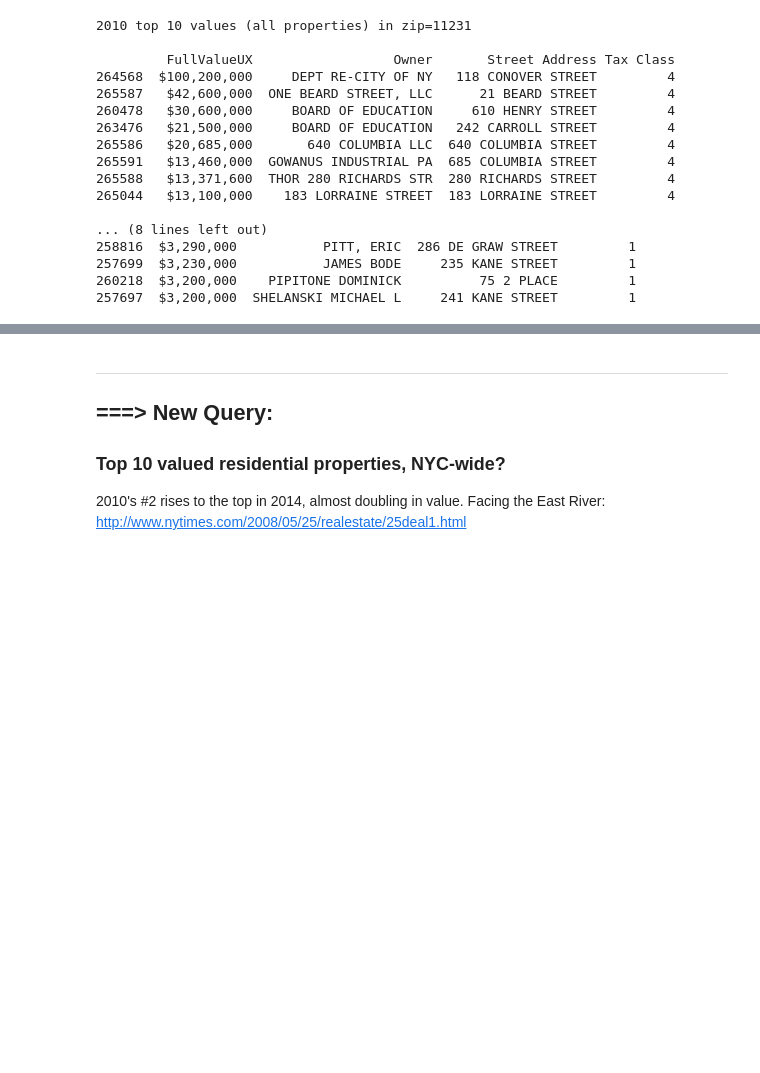
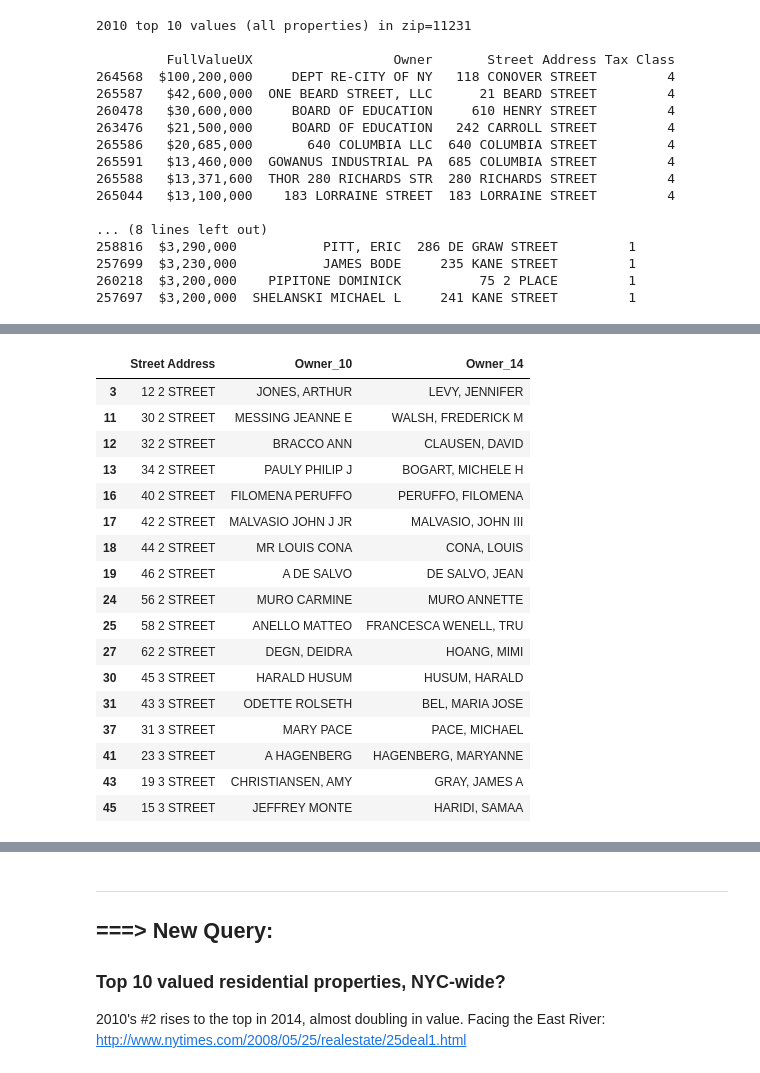
Before and after one commit to jdsketches/data_playground, a Jupyter notebook: enigma_2010_vs_2014_nyc_props.ipynb, the cells around one changed output, grey strips where cells are left out. Cells and saved outputs as stored; diff of their text form; code cells hidden in the pictures; blank space fills up the shorter version.

```diff
--- a/enigma_2010_vs_2014_nyc_props.ipynb
+++ b/enigma_2010_vs_2014_nyc_props.ipynb
@@ -459,0 +510,23 @@ del df14_11231
+# %%
+df10res_sml = df10[(df10.Zip == 11231) & (df10.Block == 460) & (df10.Residential == True)]
+df14res_sml = df14[(df14.Zip == 11231) & (df14.Block == 460) & (df14.Residential == True)]
+
+## Create a joined dataframe:
+#
+#  - join on (zip, addr) columns, and add the "block" and "owner" columns.
+#  - we end-up with table like this...
+#
+#    Index   "Zip"  "Block"  "Street Address"   "Owner_2010"   "Owner_2014"
+#    -----   -----  -------  ----------------   ------------   ------------
+##
+
+# include these columns from the source DFs used to generate merged/joined DataFrame
+# (Block is not needed for the small/test joined DF, but will be needed for the final DF)
+cols_of_interest = ["Zip", "Block", "Street Address", "Owner"]
+
+# do the merge: 2010 is the left side of the join (i.e. ignore new 2014 properties)
+df1014res_owners = pd.merge(left=df10res_sml[cols_of_interest],
+                            right=df14res_sml[cols_of_interest],
+                            on=["Zip", "Street Address"],
+                            how="inner",
+                            suffixes=("_10", "_14"))
@@ -459,0 +577,22 @@ del df14_11231
+# %%
+naive_owner_comp = (df1014res_owners.Owner_10 != df1014res_owners.Owner_14)
+df1014res_owners[naive_owner_comp][["Street Address", "Owner_10", "Owner_14"]]
+# %% [output]
+|  | Street Address | Owner_10 | Owner_14 |
+| 3 | 12 2 STREET | JONES, ARTHUR | LEVY, JENNIFER |
+| 11 | 30 2 STREET | MESSING JEANNE E | WALSH, FREDERICK M |
+| 12 | 32 2 STREET | BRACCO ANN | CLAUSEN, DAVID |
+| 13 | 34 2 STREET | PAULY PHILIP J | BOGART, MICHELE H |
+| 16 | 40 2 STREET | FILOMENA PERUFFO | PERUFFO, FILOMENA |
+| 17 | 42 2 STREET | MALVASIO JOHN J JR | MALVASIO, JOHN III |
+| 18 | 44 2 STREET | MR LOUIS CONA | CONA, LOUIS |
+| 19 | 46 2 STREET | A DE SALVO | DE SALVO, JEAN |
+| 24 | 56 2 STREET | MURO CARMINE | MURO ANNETTE |
+| 25 | 58 2 STREET | ANELLO MATTEO | FRANCESCA WENELL, TRU |
+| 27 | 62 2 STREET | DEGN, DEIDRA | HOANG, MIMI |
+| 30 | 45 3 STREET | HARALD HUSUM | HUSUM, HARALD |
+| 31 | 43 3 STREET | ODETTE ROLSETH | BEL, MARIA JOSE |
+| 37 | 31 3 STREET | MARY PACE | PACE, MICHAEL |
+| 41 | 23 3 STREET | A HAGENBERG | HAGENBERG, MARYANNE |
+| 43 | 19 3 STREET | CHRISTIANSEN, AMY | GRAY, JAMES A |
+| 45 | 15 3 STREET | JEFFREY MONTE | HARIDI, SAMAA |
```
Also changed, not shown: parts of 40 cells of this notebook.
